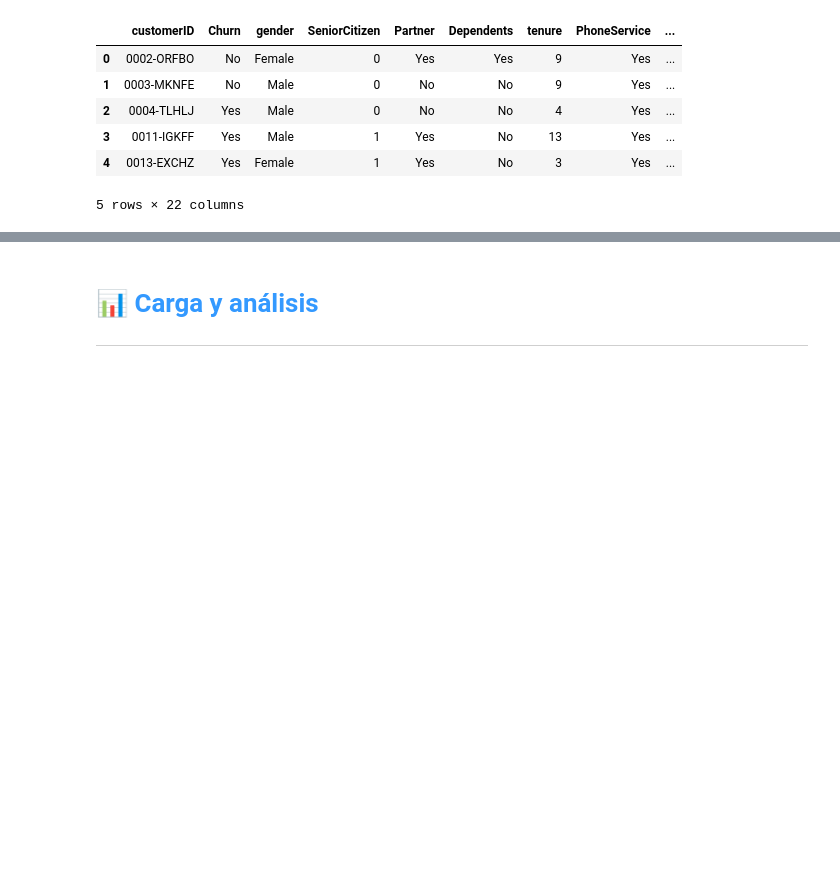
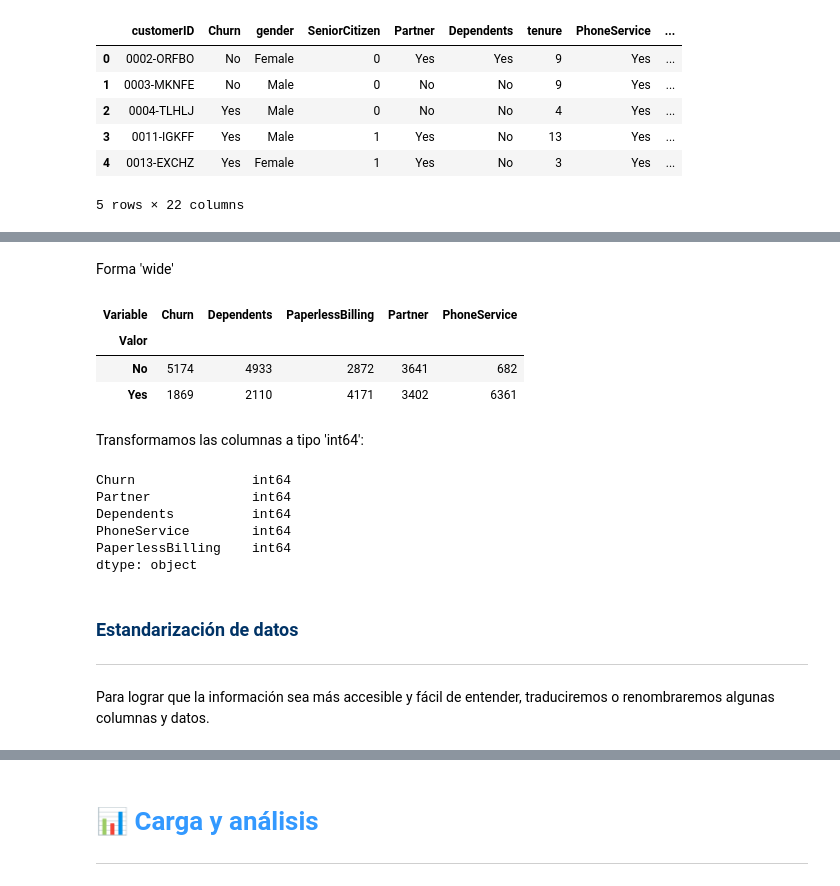
Before and after one commit to carloslozano-rg/challenge-telecom-x, a Jupyter notebook: TelecomX_LATAM.ipynb, the cells around one changed output, grey strips where cells are left out. Saved outputs shown, nothing was run; the diff lists cells and outputs as text; code cells hidden in the pictures; blank space fills up the shorter version.

```diff
--- a/TelecomX_LATAM.ipynb
+++ b/TelecomX_LATAM.ipynb
@@ -830,0 +898,12 @@ telecom_x_consistente.head()
+# %% [markdown]
+Forma 'wide'
+# %%
+df_pivot = df_melted.pivot_table(index='Valor', columns='Variable', values='Valor', aggfunc='size')
+df_pivot
+# %% [output]
+| Variable | Churn | Dependents | PaperlessBilling | Partner | PhoneService |
+| Valor |  |  |  |  |  |
+| No | 5174 | 4933 | 2872 | 3641 | 682 |
+| Yes | 1869 | 2110 | 4171 | 3402 | 6361 |
+# %% [markdown]
+Transformamos las columnas a tipo 'int64':
@@ -830,0 +912,14 @@ telecom_x_consistente.head()
+# %%
+telecom_x_estandarizado[columnas_para_transformar].dtypes
+# %% [output]
+Churn               int64
+Partner             int64
+Dependents          int64
+PhoneService        int64
+PaperlessBilling    int64
+dtype: object
+# %% [markdown]
+### <font color='#003366'>Estandarización de datos</font>
+---
+# %% [markdown]
+Para lograr que la información sea más accesible y fácil de entender, traduciremos o renombraremos algunas columnas y datos.
```
Also changed, not shown: parts of 52 cells of this notebook, 1 other file.
